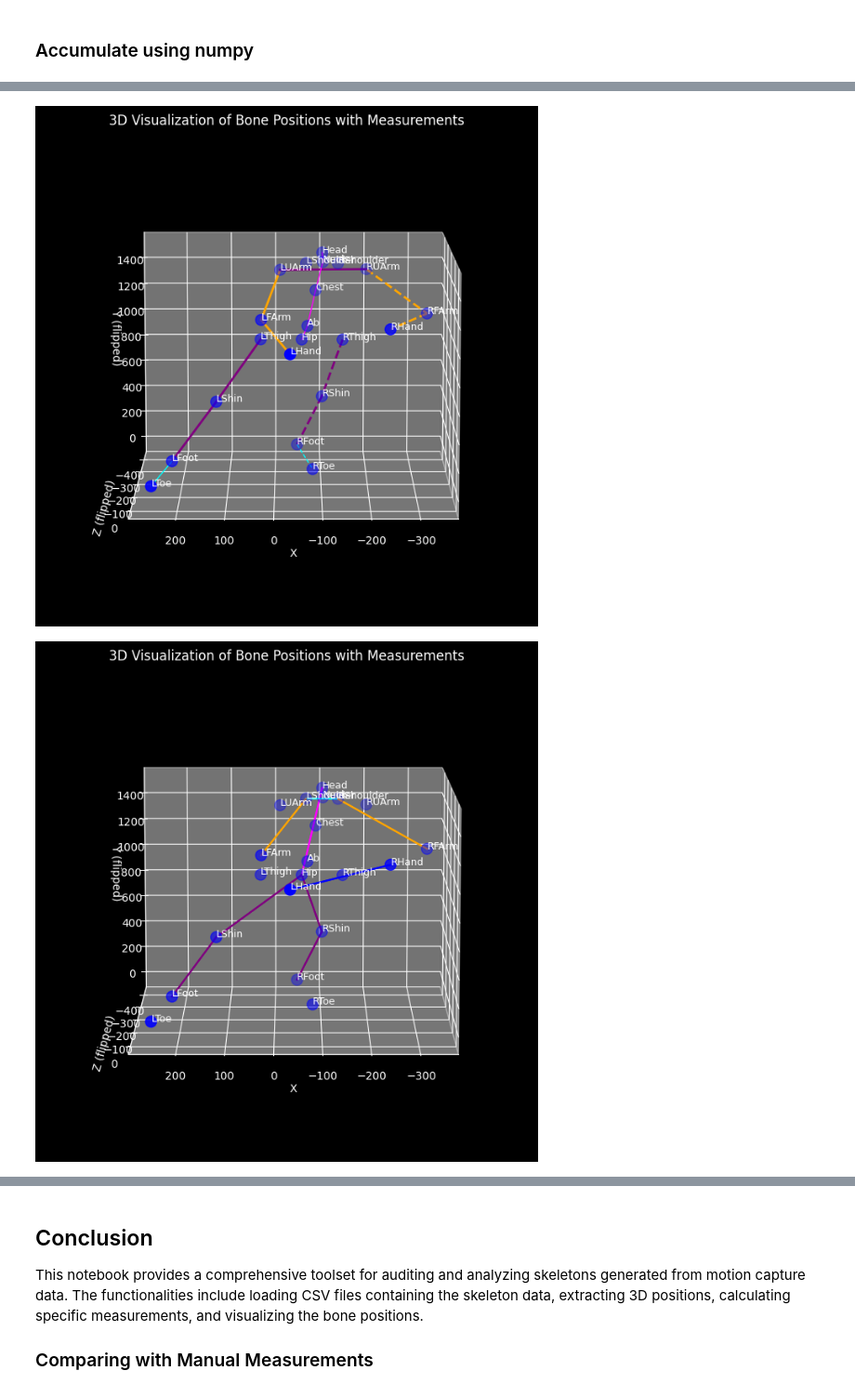
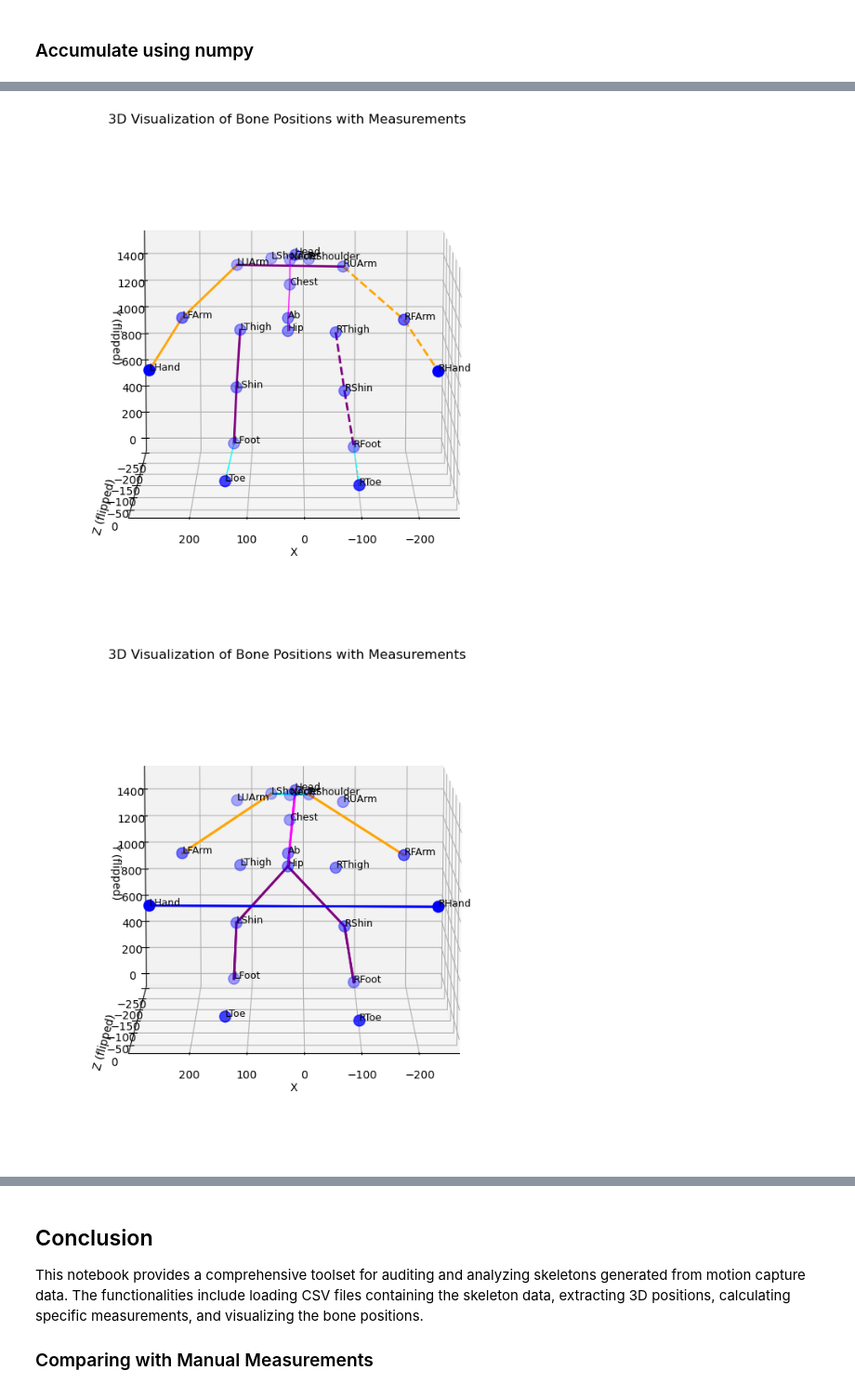
Before and after one commit to HaukeCornell/Audit_Skeletons, a Jupyter notebook: skeleton_measurements.ipynb, the cells around one changed output, grey strips where cells are left out. Shown at 93% size. Cells and saved outputs as stored; diff of their text form; code cells hidden in the pictures.

```diff
--- a/skeleton_measurements.ipynb
+++ b/skeleton_measurements.ipynb
@@ -28,4 +30,6 @@ Let's start by loading the CSV files and extracting the relevant data.
 # %%
+%matplotlib ipympl
+
 # Importing required libraries
 import csv
 
@@ -52,7 +56,7 @@ def extract_bone_data(file_path):
     return bone_names, frames_data
 
 # Path to the CSV file containing the skeleton data
-file_path = "Test_Data/0-10/M-SMC-06262023-01.csv"  # Update this path
+file_path = "Test_Data/0-10/M-SMC-06262023-03.csv"  # Update this path
 
 # Extracting bone names and position data
 bone_names, frames_data = extract_bone_data(file_path)
@@ -375,8 +379,12 @@ def plot_bone_positions_and_measurements(frame_positions, bone_names):
 
     # Drawing measurements: Leg and Arm sections
     for side, color, linestyle in [("L", "r", "-"), ("R", "g", "--")]:
-        leg_bones = [f"{skeleton_identifier}:{side}Thigh", f"{skeleton_identifier}:{side}Shin", f"{skeleton_identifier}:{side}Foot"]
-        arm_bones = [f"{skeleton_identifier}:{side}UArm", f"{skeleton_identifier}:{side}FArm", f"{skeleton_identifier}:{side}Hand"]  # Excluding shoulder
+        leg_bones = [f"{skeleton_identifier}:{side}Thigh",
+                     f"{skeleton_identifier}:{side}Shin",
+                     f"{skeleton_identifier}:{side}Foot"]
+        arm_bones = [f"{skeleton_identifier}:{side}UArm",
+                     f"{skeleton_identifier}:{side}FArm",
+                     f"{skeleton_identifier}:{side}Hand"]  # Excluding shoulder
         for bones, c in zip([leg_bones, arm_bones], ["purple", "orange"]):
             for b1, b2 in zip(bones[:-1], bones[1:]):
                 ax.plot([frame_positions[bone_names.index(b1)][0], frame_positions[bone_names.index(b2)][0]],
@@ -393,7 +401,11 @@ def plot_bone_positions_and_measurements(frame_positions, bone_names):
             color="purple", linewidth=2)
 
     # Drawing the upper body line: Head-Neck-Chest-Ab-Hip
-    upper_body_bones = [f"{skeleton_identifier}:Head", f"{skeleton_identifier}:Neck", f"{skeleton_identifier}:Chest", f"{skeleton_identifier}:Ab", f"{skeleton_identifier}:Hip"]  # Including Neck
+    upper_body_bones = [f"{skeleton_identifier}:Head",
+                        f"{skeleton_identifier}:Neck",
+                        f"{skeleton_identifier}:Chest",
+                        f"{skeleton_identifier}:Ab",
+                        f"{skeleton_identifier}:Hip"]  # Including Neck
     for b1, b2 in zip(upper_body_bones[:-1], upper_body_bones[1:]):
         ax.plot([frame_positions[bone_names.index(b1)][0], frame_positions[bone_names.index(b2)][0]],
                 [frame_positions[bone_names.index(b1)][2], frame_positions[bone_names.index(b2)][2]],
@@ -423,7 +435,7 @@ skeleton_identifier = bone_names[0].split(":")[0]
 # Plotting the bone positions and measurements for the first frame
 plot_bone_positions_and_measurements(frames_data[0], bone_names)
 # %% [output]
-[figure, old version]
+[figure, new version]
 # %%
 # Function to plot the bone positions and measurements (wrong way to do this)
 def plot_bone_positions_and_measurements(frame_positions, bone_names):
@@ -472,36 +484,36 @@ def plot_bone_positions_and_measurements(frame_positions, bone_names):
     ]
 
     # Draw Measurements
     for bones, color in measurement_groups:
         for b1, b2 in zip(bones[:-1], bones[1:]):
             ax.plot([frame_positions[bone_names.index(b1)][0], frame_positions[bone_names.index(b2)][0]],
                     [frame_positions[bone_names.index(b1)][2], frame_positions[bone_names.index(b2)][2]],
                     [frame_positions[bone_names.index(b1)][1], frame_positions[bone_names.index(b2)][1]],
-                    color=color, linewidth=1.5)
+                    color=color, linewidth=2.0)
 
     # Draw Measurements
     for bones, color in measurement_groups:
         for b1, b2 in zip(bones[:-1], bones[1:]):
             ax.plot([frame_positions[bone_names.index(b1)][0], frame_positions[bone_names.index(b2)][0]],
                     [frame_positions[bone_names.index(b1)][2], frame_positions[bone_names.index(b2)][2]],
                     [frame_positions[bone_names.index(b1)][1], frame_positions[bone_names.index(b2)][1]],
-                    color=color, linewidth=1.5)
+                    color=color, linewidth=2.0)
 
     # Labels and title
     ax.set_xlabel('X')
     ax.set_ylabel('Z (flipped)')
     ax.set_zlabel('Y (flipped)')
     ax.view_init(azim=90, elev=10)  # Rotate view and set a more frontal perspective
     plt.title('3D Visualization of Bone Positions with Measurements')
     plt.show()
 
 # Skeleton identifier (update according to your CSV file)
 skeleton_identifier = bone_names[0].split(":")[0]
 
 # Plotting the bone positions and measurements for the first frame
 plot_bone_positions_and_measurements(frames_data[0], bone_names)
 # %% [output]
-[figure, old version]
+[figure, new version]
 # %%
 def calculate_bone_length(bone1, bone2, frame_positions, bone_names):
     p1 = frame_positions[bone_names.index(bone1)]
```
Also changed, not shown: parts of 10 cells of this notebook.
